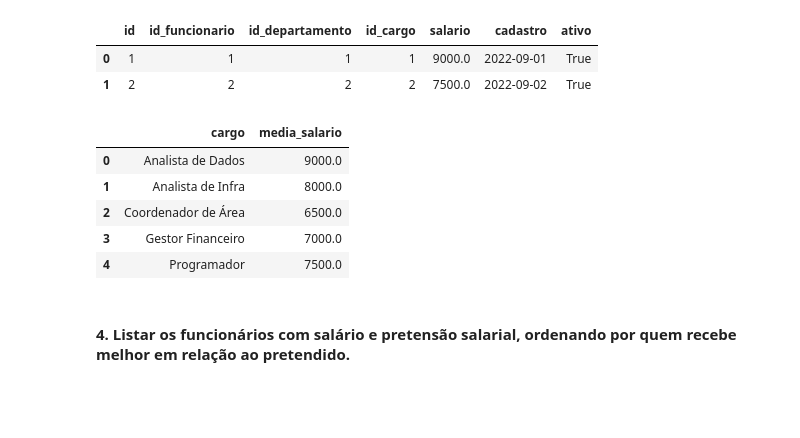
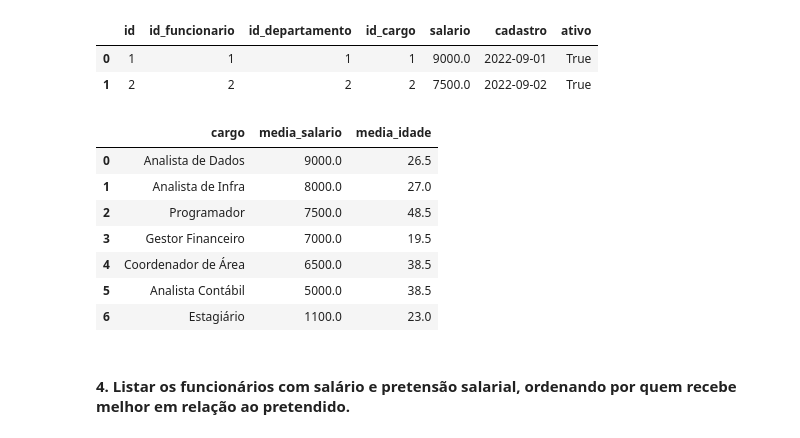
Before and after one commit to GregoryLavor/analise-lotacao, a Jupyter notebook: Analise_Lotacao.ipynb, the cells around one changed output. Drawn from its saved outputs; the diff is of its cells as text; code cells hidden in the pictures; blank space fills up the shorter version.

```diff
--- a/Analise_Lotacao.ipynb
+++ b/Analise_Lotacao.ipynb
@@ -112,22 +124,25 @@ Tabela Lotação
 # %%
 query = """
 select
 cc.nome as cargo,
-avg(lt.salario) as media_salario
+avg(lt.salario) as media_salario,
+avg(date('now') - date(cf.nascimento) - (strftime('%m-%d',date('now')) < strftime('%m-%d',date(cf.nascimento)))) as media_idade
 from tb_lotacao as lt
 inner join tb_cargo as cc on cc.id = lt.id_cargo
-group by
-cc.nome
-having media_salario > 5000
+inner join tb_funcionario as cf on cf.id = lt.id_funcionario
+group by cargo
+order by media_salario desc
 """
 ps.sqldf(query,locals())
 # %% [output]
-|  | cargo | media_salario |
-| 0 | Analista de Dados | 9000.0 |
-| 1 | Analista de Infra | 8000.0 |
-| 2 | Coordenador de Área | 6500.0 |
-| 3 | Gestor Financeiro | 7000.0 |
-| 4 | Programador | 7500.0 |
+|  | cargo | media_salario | media_idade |
+| 0 | Analista de Dados | 9000.0 | 26.5 |
+| 1 | Analista de Infra | 8000.0 | 27.0 |
+| 2 | Programador | 7500.0 | 48.5 |
+| 3 | Gestor Financeiro | 7000.0 | 19.5 |
+| 4 | Coordenador de Área | 6500.0 | 38.5 |
+| 5 | Analista Contábil | 5000.0 | 38.5 |
+| 6 | Estagiário | 1100.0 | 23.0 |
 # %% [markdown]
 #### 4. Listar os funcionários com salário e pretensão salarial, ordenando por quem recebe melhor em relação ao pretendido.
 # %%
```
Also changed, not shown: parts of 5 cells of this notebook.
